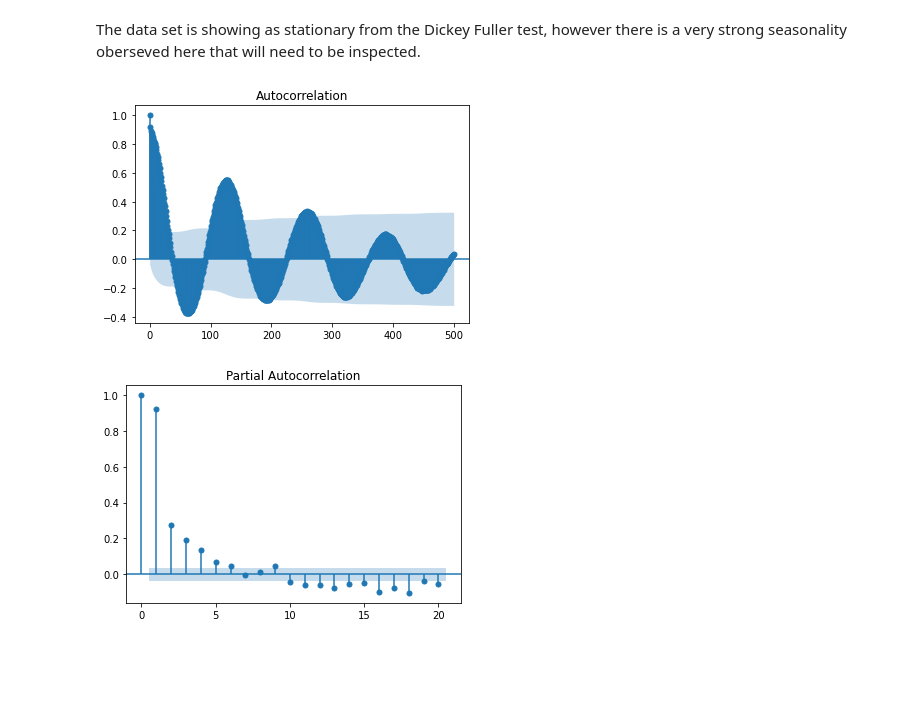
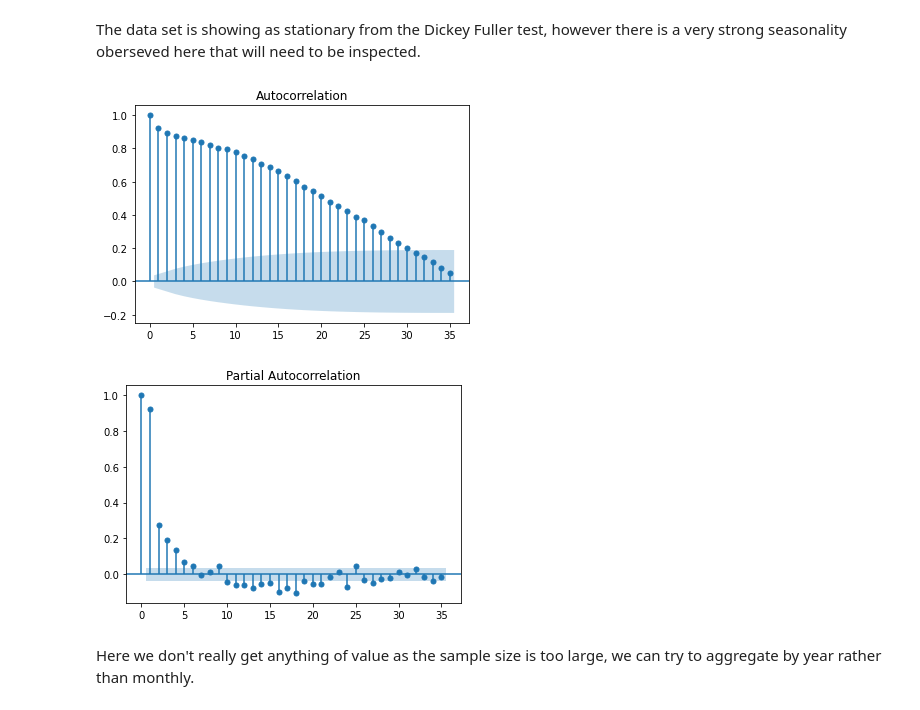
Before and after one commit to josh-grou/Final-Project, a Jupyter notebook: Final_Project.ipynb, the cells around one changed output. Saved outputs shown, nothing was run; the diff lists cells and outputs as text; code cells hidden in the pictures; blank space fills up the shorter version.

```diff
--- a/Final_Project.ipynb
+++ b/Final_Project.ipynb
@@ -410,12 +419,14 @@ p-value from the Augmented Dickey Fuller Test with software selected lags: 2.333
 # %% [markdown]
 The data set is showing as stationary from the Dickey Fuller test, however there is a very strong seasonality oberseved here that will need to be inspected.
 # %%
-plot_acf(spots, lags = 500)
+plot_acf(spots)
 plt.show()
 # %% [output]
-[figure, old version]
+[figure, new version]
 # %%
-plot_pacf(spots, lags = 20)
+plot_pacf(spots)
 plt.show()
 # %% [output]
-[figure, old version]
+[figure, new version]
+# %% [markdown]
+Here we don't really get anything of value as the sample size is too large, we can try to aggregate by year rather than monthly.
```
Also changed, not shown: parts of 22 cells of this notebook.
